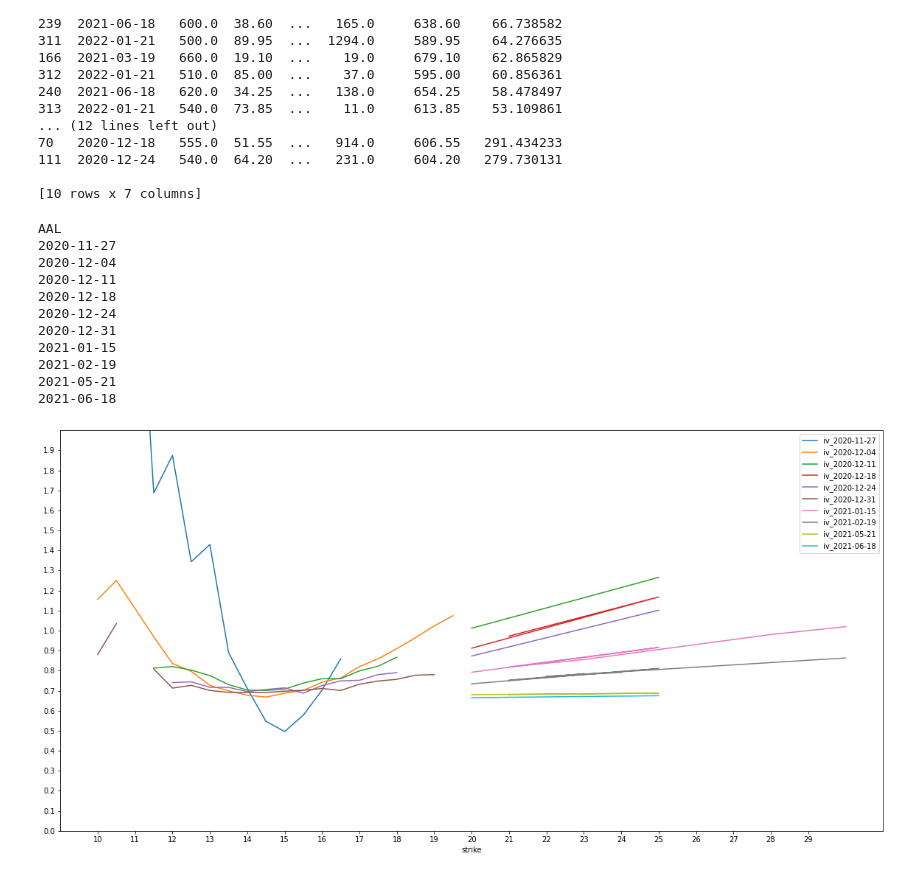
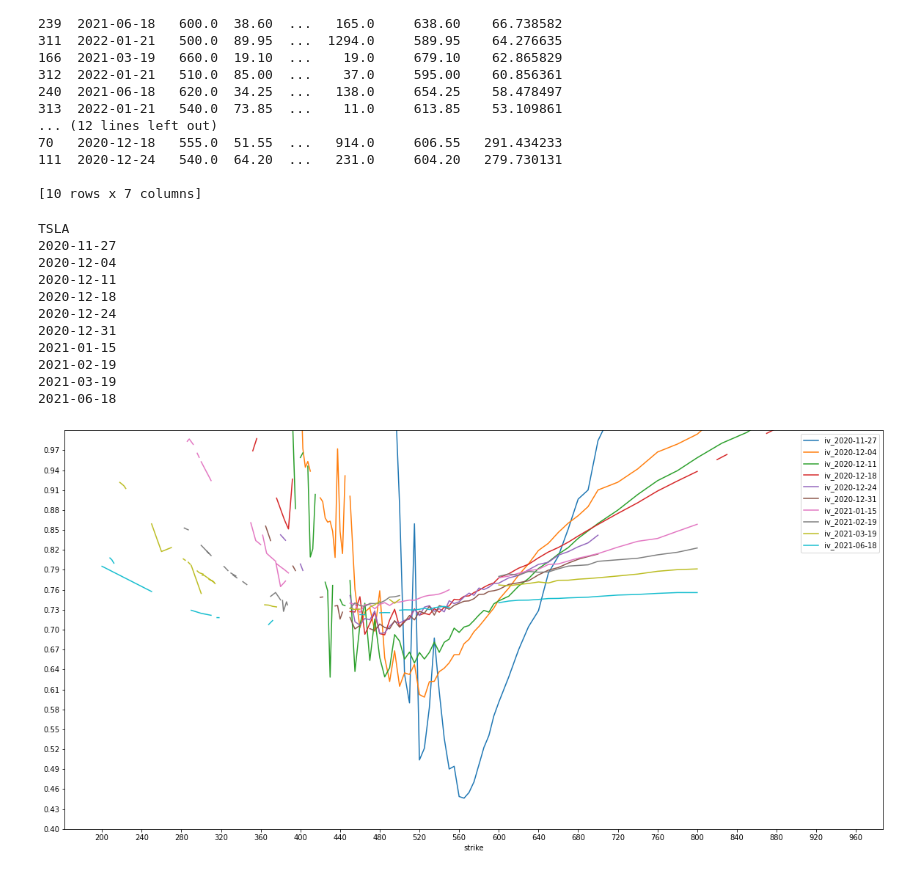
Before and after one commit to fanzhenya/options_lab, a Jupyter notebook: options_lab.ipynb, the cells around one changed output. Saved outputs shown, nothing was run; the diff lists cells and outputs as text; code cells hidden in the pictures.

```diff
--- a/options_lab.ipynb
+++ b/options_lab.ipynb
@@ -252,36 +248,35 @@ def find_best_call_to_buy(ticker, min_strike=0, max_strike=1e7, min_volumne=5, m
     calls = calls[calls['strike'] <= max_strike]
     # filter out garbage
     calls.loc[calls['volume'] < min_volumne, 'impliedVolatility'] = np.nan
     calls.loc[calls['impliedVolatility'] < 1e-2, 'impliedVolatility'] = np.nan
     calls.loc[calls['bid'] <= 0.01, 'impliedVolatility'] = np.nan
     # filter columnes
     calls = calls[['strike', 'impliedVolatility']]
     # rename
     calls.rename(columns={'impliedVolatility' : 'iv_' + exp_date}, inplace=True)
     # merge
     all_calls = pd.merge(all_calls, calls, on='strike', how='outer')
 
   # plot
   xticks = np.arange(min_strike, max_strike, (max_strike - min_strike)/20)
   yticks = np.arange(min_iv, max_iv, (max_iv - min_iv)/20)
   ys = list(all_calls.columns)
   ys.remove('strike')
   all_calls.plot(x='strike', xticks=xticks, yticks=yticks, y=ys, ylim=(min_iv, max_iv), figsize=(20, 10))
   return all_calls
 
-# all_calls = find_best_call_to_buy(yf.Ticker('TSLA'), min_iv=0.4, max_iv=1.0, min_strike=200, max_strike=1000)
-all_calls = find_best_call_to_buy(yf.Ticker('AAL'), min_strike=10, max_strike=30)
-# ticker.option_chain()
+all_calls = find_best_call_to_buy(yf.Ticker('TSLA'), min_iv=0.4, max_iv=1.0, min_strike=200, max_strike=1000)
+# all_calls = find_best_call_to_buy(yf.Ticker('AAL'), min_strike=10, max_strike=30)
 # %% [output]
-AAL
+TSLA
 2020-11-27
 2020-12-04
 2020-12-11
 2020-12-18
 2020-12-24
 2020-12-31
 2021-01-15
 2021-02-19
-2021-05-21
+2021-03-19
 2021-06-18
-[figure, old version]
+[figure, new version]
```
Also changed, not shown: parts of 2 cells of this notebook.
